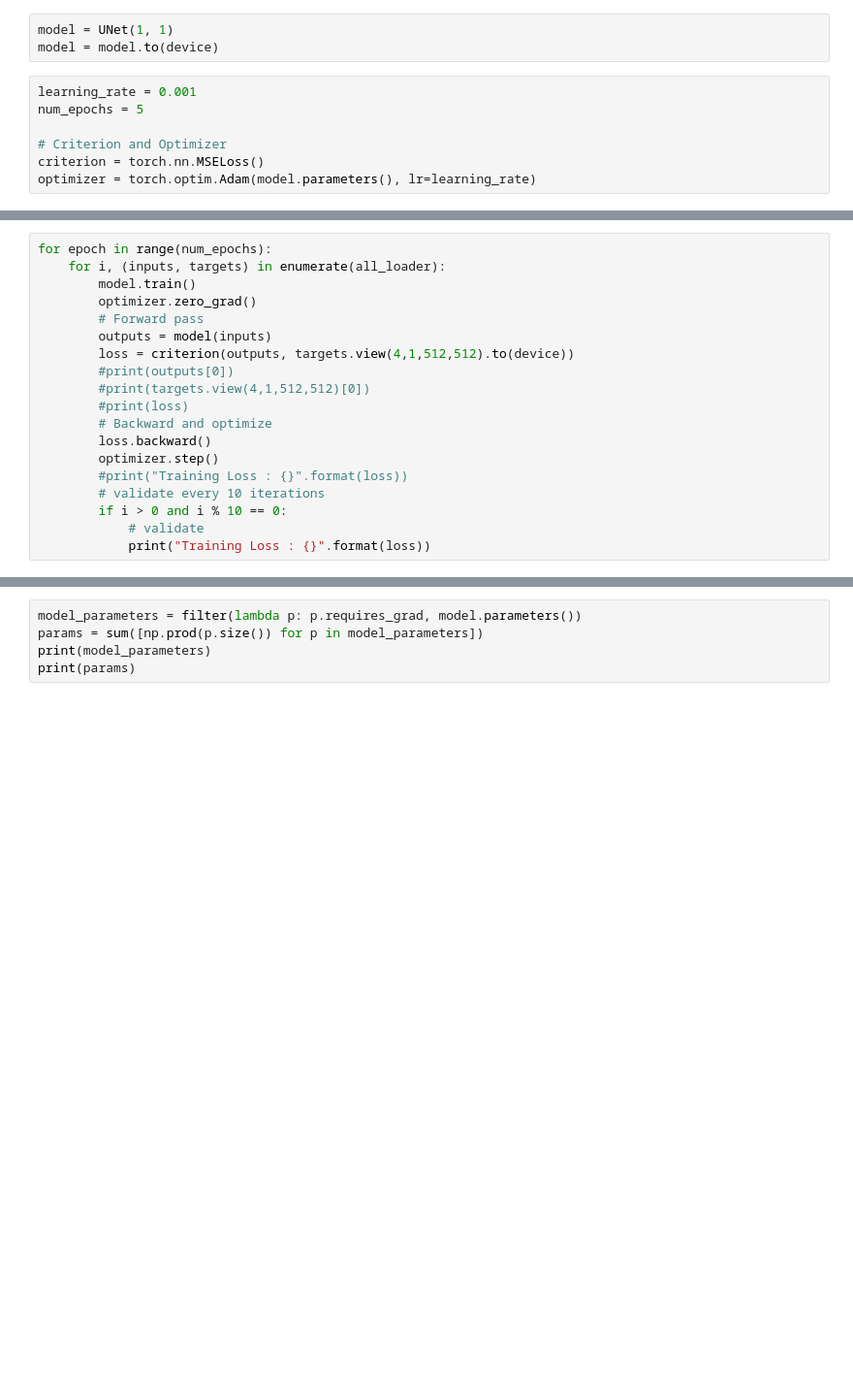
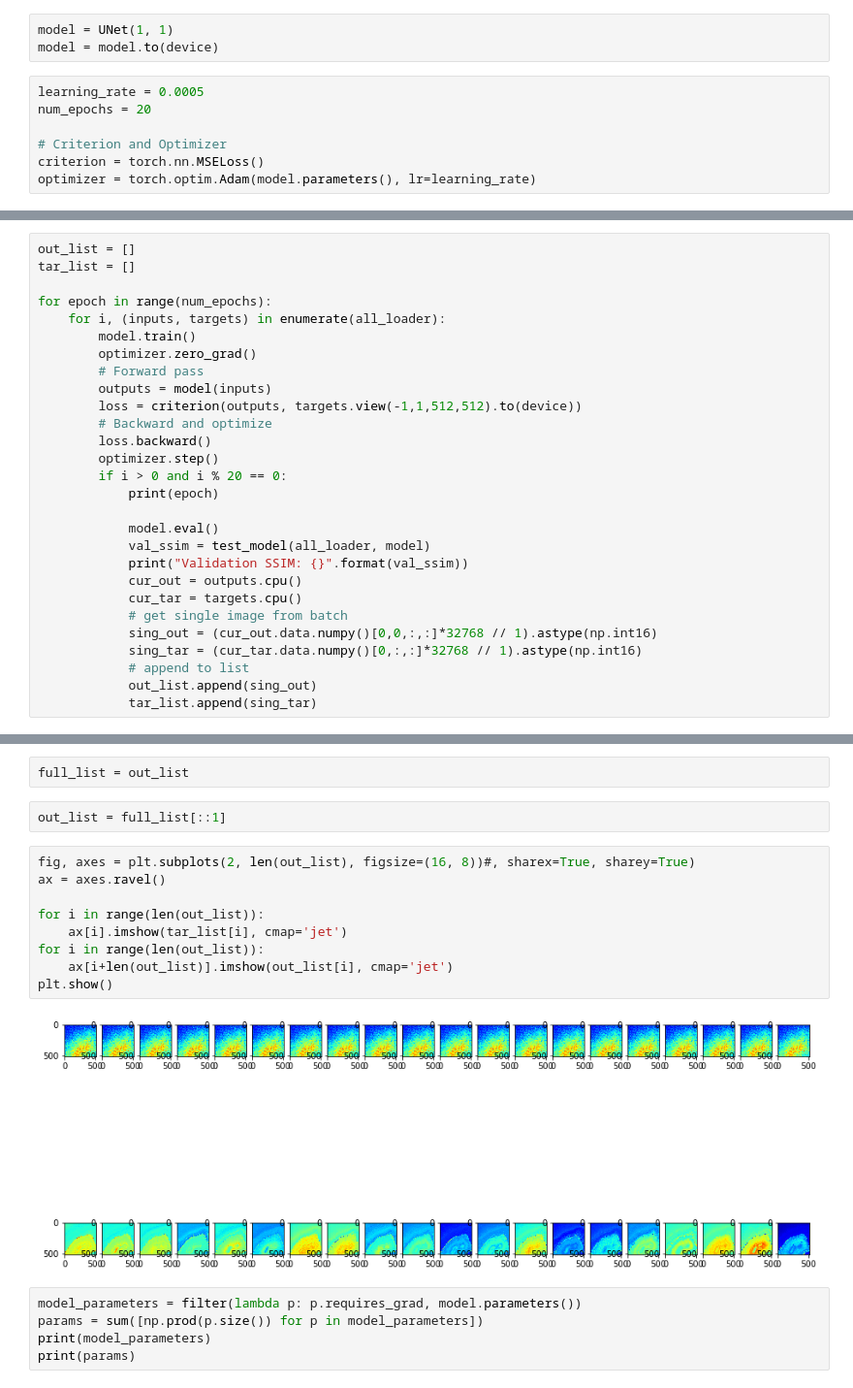
Before and after one commit to NYU-CDS-Capstone-Project/CellVision, a Jupyter notebook: notebooks/unet_helper_functions.ipynb, the cells around one changed output, grey strips where cells are left out. Shown at 97% size. Drawn from its saved outputs; the diff is of its cells as text; blank space fills up the shorter version.

```diff
--- a/notebooks/unet_helper_functions.ipynb
+++ b/notebooks/unet_helper_functions.ipynb
@@ -250,8 +318,8 @@ class UNet(nn.Module):
 model = UNet(1, 1)
 model = model.to(device)
 # %%
-learning_rate = 0.001
-num_epochs = 5
+learning_rate = 0.0005
+num_epochs = 20
 
 # Criterion and Optimizer
 criterion = torch.nn.MSELoss()
@@ -259,20 +382,29 @@ optimizer = torch.optim.Adam(model.parameters(), lr=learning_rate)
 # %%
+out_list = []
+tar_list = []
+
 for epoch in range(num_epochs):
     for i, (inputs, targets) in enumerate(all_loader):
         model.train()
         optimizer.zero_grad()
         # Forward pass
         outputs = model(inputs)
-        loss = criterion(outputs, targets.view(4,1,512,512).to(device))
-        #print(outputs[0])
-        #print(targets.view(4,1,512,512)[0])
-        #print(loss)
+        loss = criterion(outputs, targets.view(-1,1,512,512).to(device))
         # Backward and optimize
         loss.backward()
         optimizer.step()
-        #print("Training Loss : {}".format(loss))
-        # validate every 10 iterations
-        if i > 0 and i % 10 == 0:
-            # validate
-            print("Training Loss : {}".format(loss))
+        if i > 0 and i % 20 == 0:
+            print(epoch)
+
+            model.eval()
+            val_ssim = test_model(all_loader, model)
+            print("Validation SSIM: {}".format(val_ssim))
+            cur_out = outputs.cpu()
+            cur_tar = targets.cpu()
+            # get single image from batch
+            sing_out = (cur_out.data.numpy()[0,0,:,:]*32768 // 1).astype(np.int16)
+            sing_tar = (cur_tar.data.numpy()[0,:,:]*32768 // 1).astype(np.int16)
+            # append to list
+            out_list.append(sing_out)
+            tar_list.append(sing_tar)
 # %% [output]
@@ -296,3 +413,18 @@ Training Loss : 0.00034285979927517474
+# %%
+full_list = out_list
+# %%
+out_list = full_list[::1]
+# %%
+fig, axes = plt.subplots(2, len(out_list), figsize=(16, 8))#, sharex=True, sharey=True)
+ax = axes.ravel()
+
+for i in range(len(out_list)):
+    ax[i].imshow(tar_list[i], cmap='jet')
+for i in range(len(out_list)):
+    ax[i+len(out_list)].imshow(out_list[i], cmap='jet')
+plt.show()
+# %% [output]
+[figure, added]
 # %%
 model_parameters = filter(lambda p: p.requires_grad, model.parameters())
 params = sum([np.prod(p.size()) for p in model_parameters])
```
Also changed, not shown: parts of 29 cells of this notebook.
